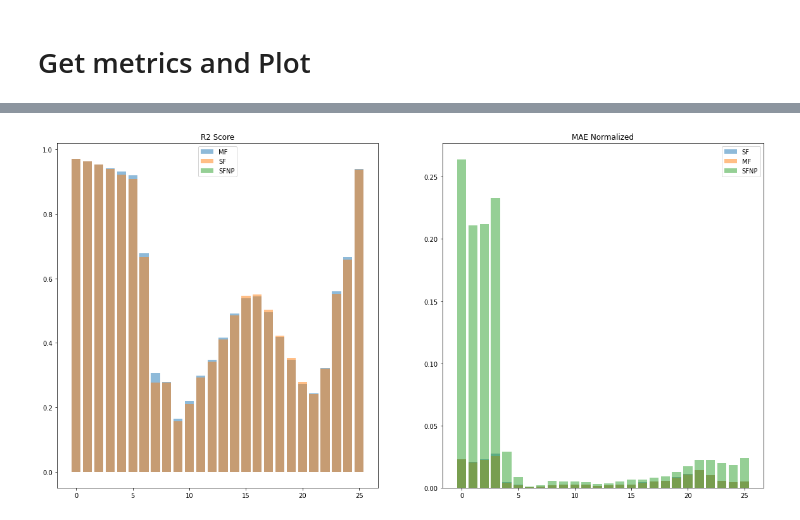
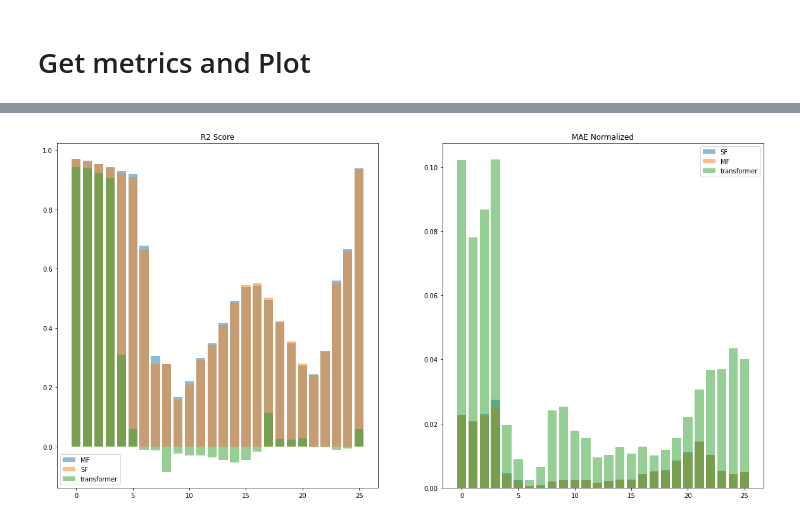
Before and after one commit to KaiMJ/climate_neural_processes, a Jupyter notebook: src/transformer/eval.ipynb, the cells around one changed output, grey strips where cells are left out. Saved outputs shown, nothing was run; the diff lists cells and outputs as text; code cells hidden in the pictures.

```diff
--- a/src/transformer/eval.ipynb
+++ b/src/transformer/eval.ipynb
@@ -102,28 +106,28 @@ plt.show()
 # %%
 mf_mae = np.load("../../notebooks/aziz_metrics/MAE_MF.npy")
 sf_mae = np.load("../../notebooks/aziz_metrics/MAE_SF.npy")
 max_y = np.load("../../notebooks/aziz_metrics/max_abs_yH.npy")
 mf_r = np.load("../../notebooks/aziz_metrics/r2_MF.npy")
 sf_r = np.load("../../notebooks/aziz_metrics/r2_SF.npy")
 
 
-non_mae = np.load("../../notebooks/metrics/MAE_SFNP.npy")
-nmae = np.load("../../notebooks/metrics/NMAE_SFNP.npy")
-r = np.load("../../notebooks/metrics/r2_SFNP.npy")
+non_mae = np.load("../../notebooks/metrics/MAE_transformer.npy")
+nmae = np.load("../../notebooks/metrics/NMAE_transformer.npy")
+r = np.load("../../notebooks/metrics/r2_transformer.npy")
 
 fig, axs = plt.subplots(1, 2, figsize=(20, 10))
 n = np.arange(26)
 axs[0].bar(n, mf_r, alpha=0.5, label="MF")
 axs[0].bar(n, sf_r, alpha=0.5, label="SF")
-axs[0].bar(n, r, alpha=0.5, label="SFNP")
+axs[0].bar(n, r, alpha=0.5, label="transformer")
 axs[0].legend()
 axs[0].set_title("R2 Score")
 
 axs[1].bar(n, sf_mae, alpha=0.5, label="SF")
 axs[1].bar(n, mf_mae, alpha=0.5, label="MF")
-axs[1].bar(n, nmae, alpha=0.5, label="SFNP")
+axs[1].bar(n, nmae, alpha=0.5, label="transformer")
 axs[1].legend(loc="upper right")
 axs[1].set_title("MAE Normalized")
 plt.show()
 # %% [output]
-[figure, old version]
+[figure, new version]
```
Also changed, not shown: parts of 7 cells of this notebook, 35 other files.
